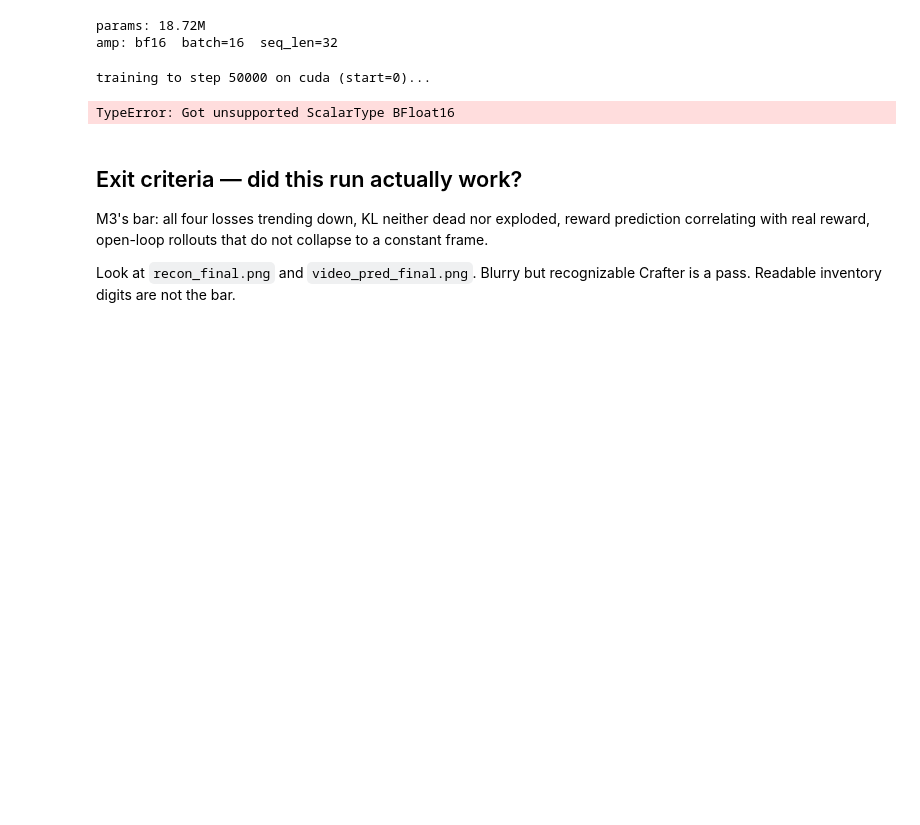
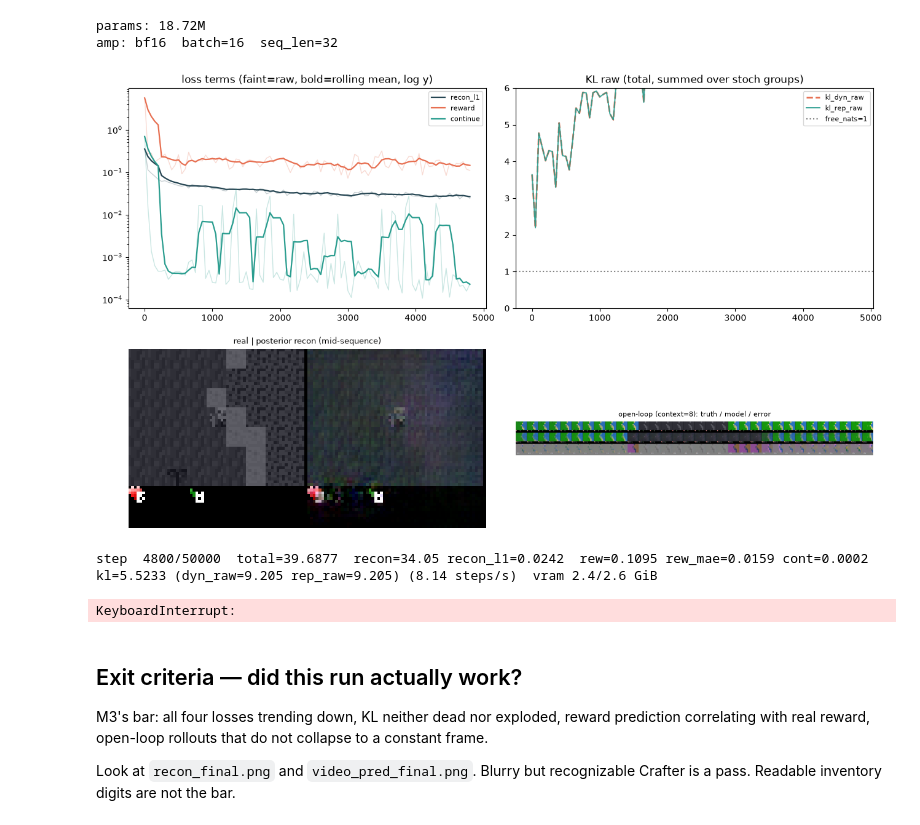
Before and after one commit to aarush-verma16/world-model, a Jupyter notebook: notebooks/05_train_world_model.ipynb, the cells around one changed output. Drawn from its saved outputs; the diff is of its cells as text; code cells hidden in the pictures; blank space fills up the shorter version.

```diff
--- a/notebooks/05_train_world_model.ipynb
+++ b/notebooks/05_train_world_model.ipynb
@@ -278,7 +278,7 @@ def show_progress(history, recon_vis, video_vis, steps_per_sec=None):
     free_nats = float(train_cfg["free_nats"])
     ax1.axhline(free_nats, color="gray", ls=":", linewidth=1.5, label=f"free_nats={free_nats:g}")
     data_max = max(dyn_ys + rep_ys + [0.0])
-    ax1.set_ylim(0.0, max(free_nats * 1.25, min(data_max * 1.15, free_nats * 6.0), 1.0))
+    ax1.set_ylim(0.0, max(free_nats * 1.25, data_max * 1.15, 1.0))
     ax1.set_title("KL raw (total, summed over stoch groups)")
     ax1.legend(fontsize=8)
 
@@ -385,35 +385,36 @@ for step in range(start_step + 1, steps + 1):
 
 final = ckpt_dir / "ckpt_final.pt"
 torch.save({"step": steps, "model": model.state_dict(), "optim": optim.state_dict()}, final)
 (results_dir / "train_metrics.json").write_text(json.dumps(history, indent=2))
 writer.flush()
 writer.close()
 show_progress(history, last_recon_vis, last_video_vis)
 
 model.eval()
 with torch.no_grad(), autocast_context(device, amp_dtype):
     vis = buffer.sample(8, seq_len)
     vis_g = to_device(vis, device)
     v_out = model(vis_g["obs"], vis_g["actions"])
     real = vis["obs"][:, -1].cpu()
     pred = nchw_unit_to_nhwc_uint8(v_out.recon[:, -1].detach().cpu())
     from PIL import Image
 
     strips = [
         np.concatenate([real[i].numpy(), pred[i].numpy()], axis=1)
         for i in range(real.shape[0])
     ]
     Image.fromarray(np.concatenate(strips, axis=0), mode="RGB").save(
         results_dir / "recon_final.png"
     )
     vp = model.video_predict(vis_g["obs"], vis_g["actions"], context_len=context_len)
     video_img = make_video_pred_image(vp.context_recon, vp.imagined_recon, vis["obs"])
     Image.fromarray(video_img, mode="RGB").save(results_dir / "video_pred_final.png")
 model.train()
 print("done", final)
 # %% [output]
+[figure, added]
-training to step 50000 on cuda (start=0)...
+step  4800/50000  total=39.6877  recon=34.05 recon_l1=0.0242  rew=0.1095 rew_mae=0.0159 cont=0.0002  kl=5.5233 (dyn_raw=9.205 rep_raw=9.205) (8.14 steps/s)  vram 2.4/2.6 GiB
-TypeError: Got unsupported ScalarType BFloat16
+KeyboardInterrupt:
 # %% [markdown]
 ## Exit criteria — did this run actually work?
 
```
Also changed, not shown: 2 other files.
